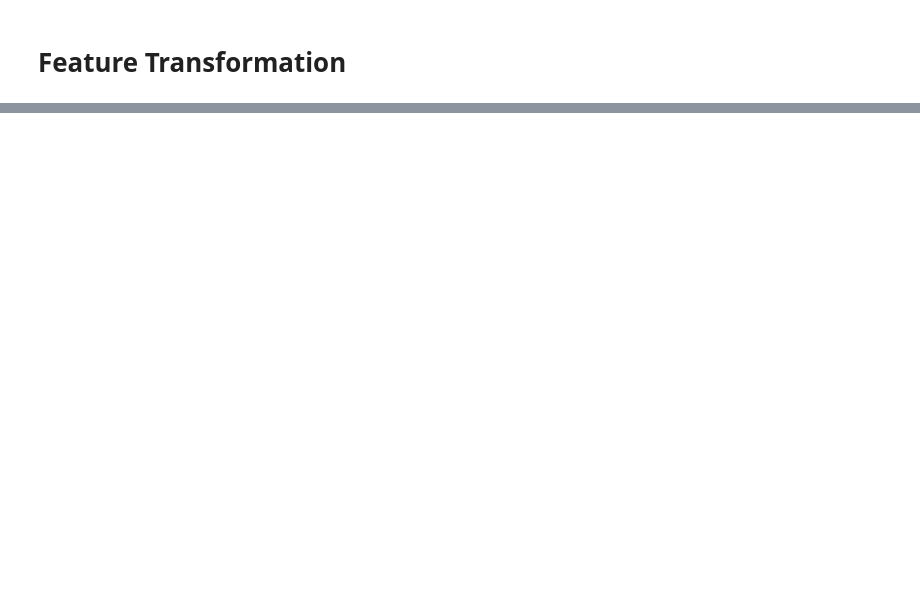
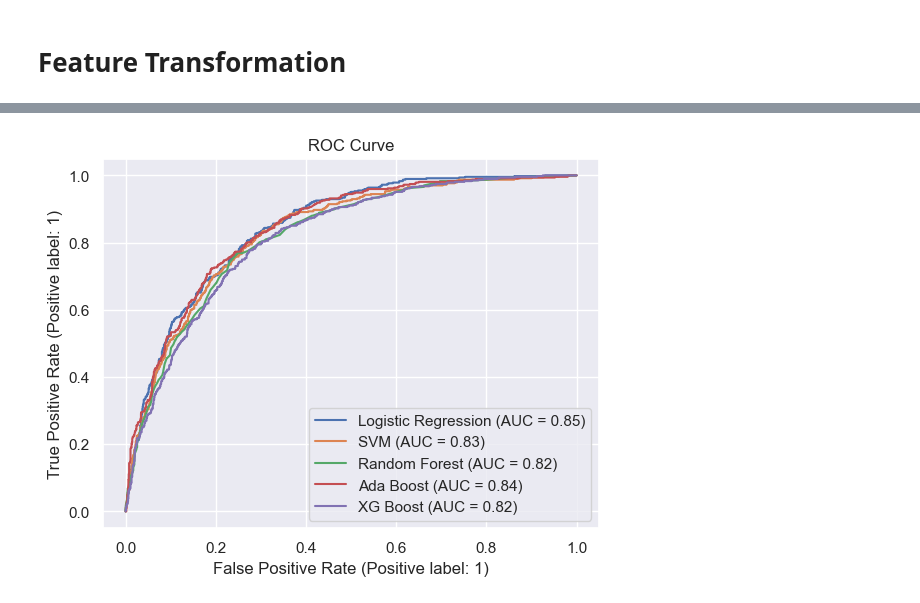
Before and after one commit to benTC74/Telco-Customer-Churn, a Jupyter notebook: Telco Customer Churn.ipynb, the cells around one changed output, grey strips where cells are left out. Drawn from its saved outputs; the diff is of its cells as text; code cells hidden in the pictures; blank space fills up the shorter version.

```diff
--- a/Telco Customer Churn.ipynb
+++ b/Telco Customer Churn.ipynb
@@ -366,0 +492,21 @@ xg_model[-1].fit(X_train_transformed,
+# %%
+#ROC Comparison
+#Logistic Regression is the best performing
+
+fig, ax = plt.subplots()
+
+MLModel = [
+    ('Logistic Regression', logreg),
+    ('SVM', SVM),
+    ('Random Forest', RF),
+    ('Ada Boost', AdaBoost),
+    ('XG Boost', XGBoost)
+]
+
+model_display = {}
+for name, pipeline in MLModel:
+    model_display[name] = metrics.RocCurveDisplay.from_estimator(
+        pipeline, X_test, y_test, ax=ax, name=name)
+_ = ax.set_title('ROC Curve')
+# %% [output]
+[figure, added]
```
Also changed, not shown: parts of 47 cells of this notebook.
